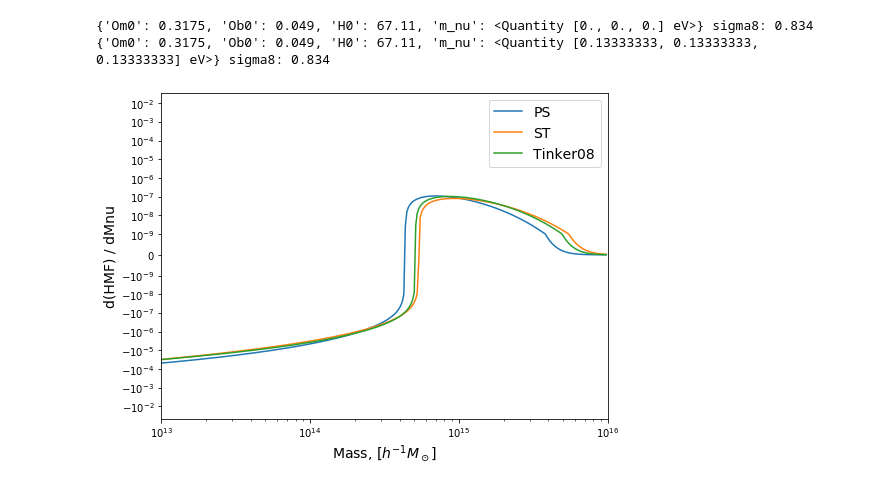
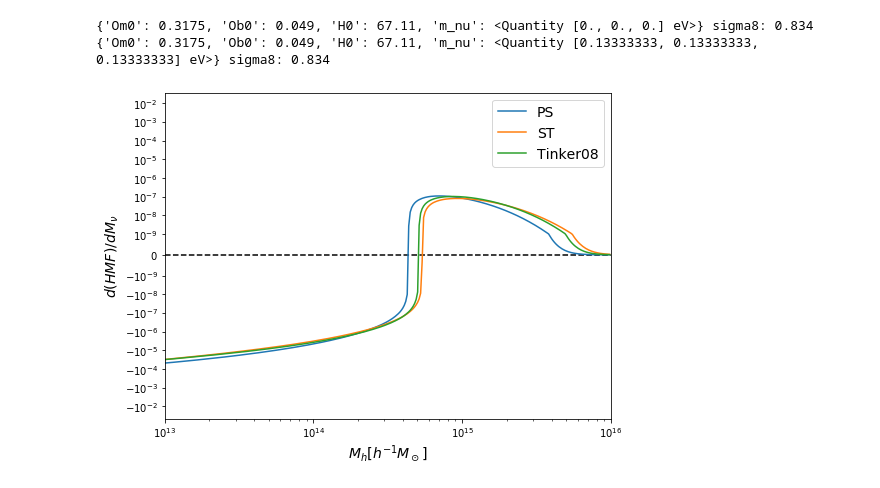
Before and after one commit to liuxx479/HMF, a Jupyter notebook: HMF.ipynb, the cells around one changed output. Saved outputs shown, nothing was run; the diff lists cells and outputs as text; code cells hidden in the pictures.

```diff
--- a/HMF.ipynb
+++ b/HMF.ipynb
@@ -130,15 +130,15 @@ print (mfp.cosmo_params, 'sigma8:', mfp.sigma_8)
 # %%
 models = ['PS', 'ST', 'Tinker08']
 figure(figsize=(8,6))
-plot([1e13, 1e16],)
+plot([1e13, 1e16],[0,0], 'k--')
 for i in range(len(models)):
     plot(diff_arr[i][0], diff_arr[i][1], label=models[i])
 xlim(1e13, 1e16)
 yscale('symlog', linthreshy=1e-9)
 xscale('log')
-xlabel(r"Mass, $[h^{-1}M_\odot]$",fontsize=14)
-ylabel('d(HMF) / dMnu',fontsize=14)
+xlabel(r"$M_h [h^{-1}M_\odot]$",fontsize=14)
+ylabel(r'$d(HMF) / dM_\nu$',fontsize=14)
 legend(fontsize=14)
 show()
 # %% [output]
-[figure, old version]
+[figure, new version]
```
